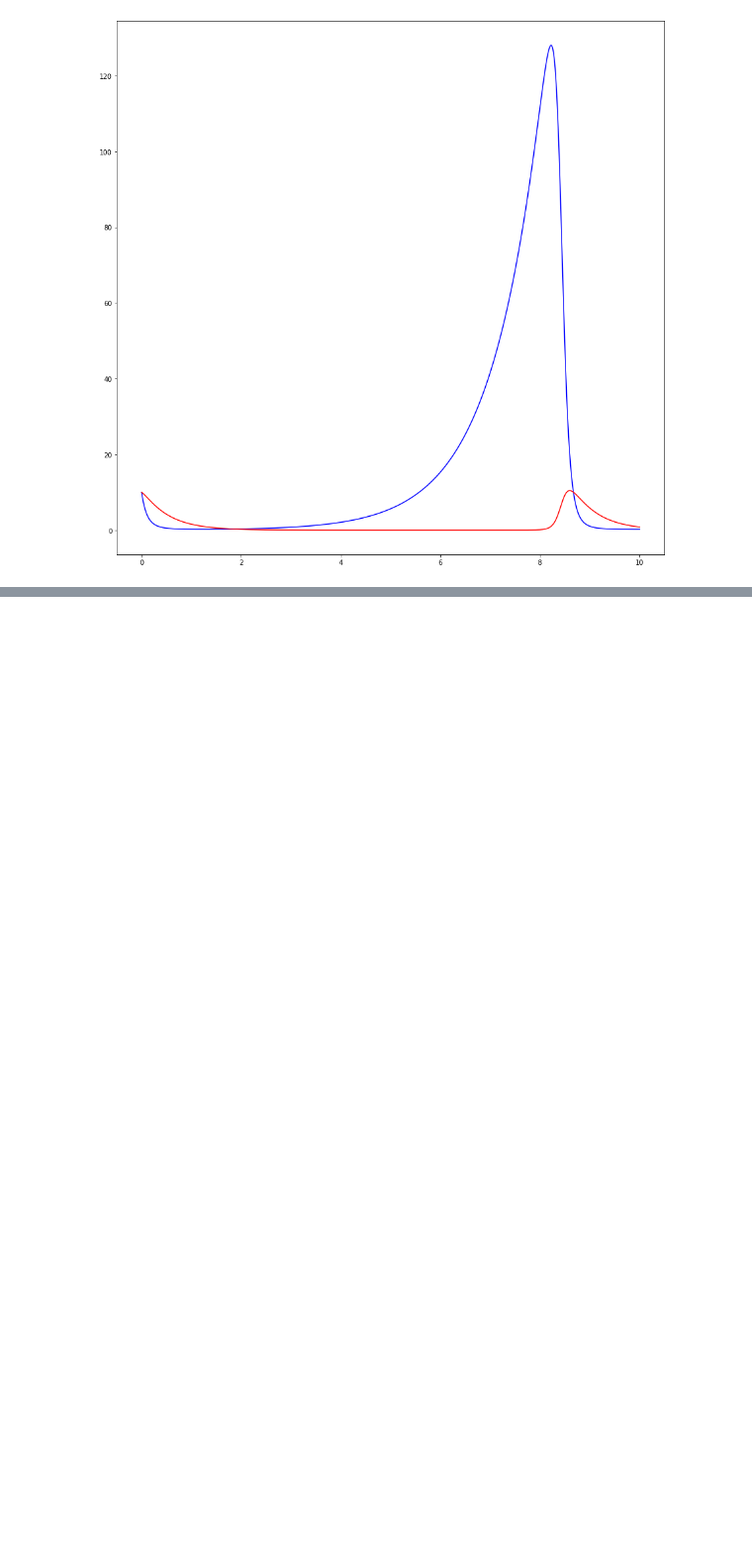
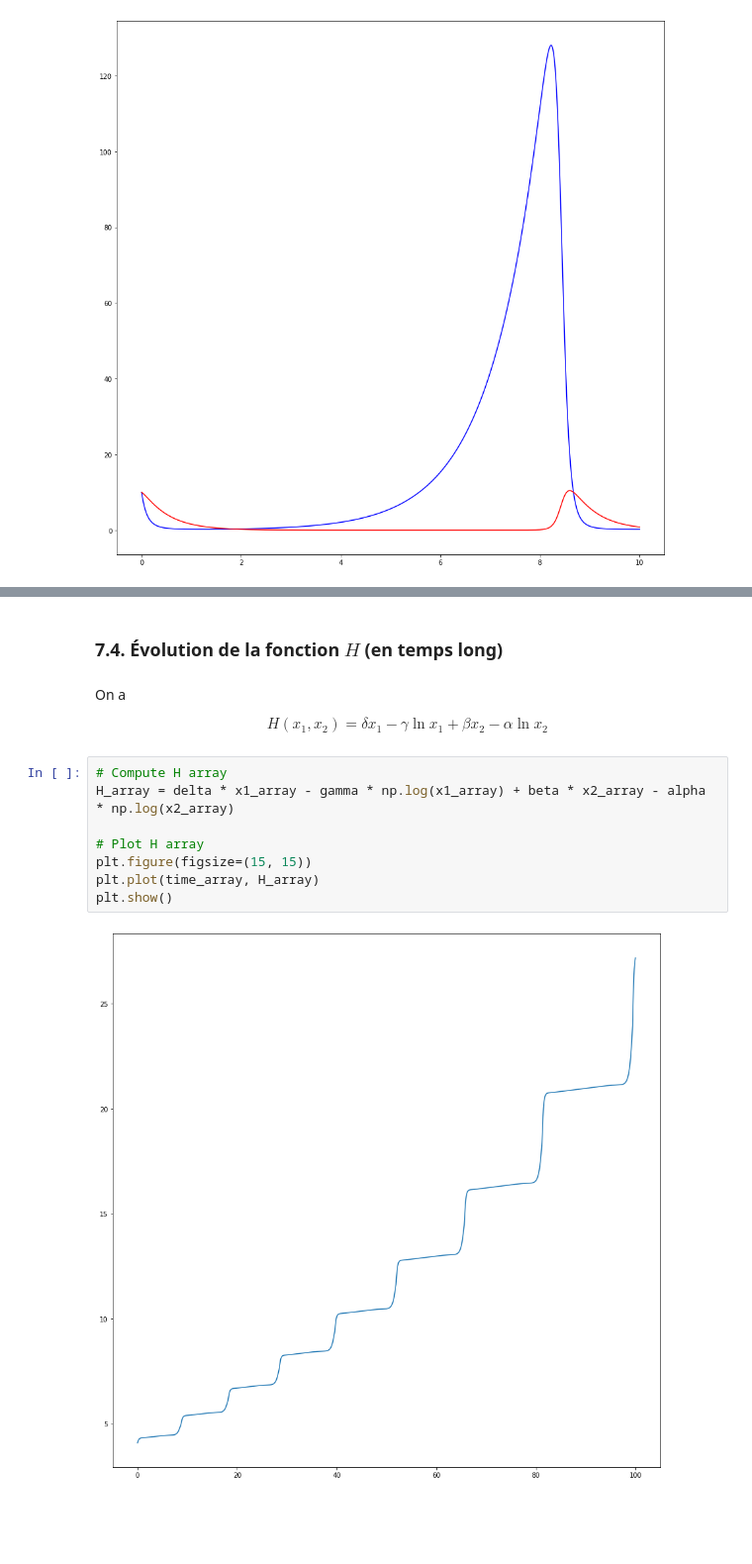
Before and after one commit to ahernot/UE11-equations-differentielles, a Jupyter notebook: réponses-final.ipynb, the cells around one changed output, grey strips where cells are left out. Shown at 99% size. Drawn from its saved outputs; the diff is of its cells as text; blank space fills up the shorter version.

```diff
--- a/réponses-final.ipynb
+++ b/réponses-final.ipynb
@@ -513,3 +554,21 @@ plt.show()
+# %% [markdown]
+### 7.4. Évolution de la fonction $H$ (en temps long)
+# %% [markdown]
+On a
+
+$$
+H(x_1,x_2) = \delta x_1 - \gamma \ln x_1 + \beta x_2 - \alpha \ln x_2
+$$
+# %%
+# Compute H array
+H_array = delta * x1_array - gamma * np.log(x1_array) + beta * x2_array - alpha * np.log(x2_array)
+
+# Plot H array
+plt.figure(figsize=(15, 15))
+plt.plot(time_array, H_array)
+plt.show()
+# %% [output]
+[figure, added]
 # %% [markdown]
 <br><br>
 # %% [markdown]
```
Also changed, not shown: parts of 22 cells of this notebook.
